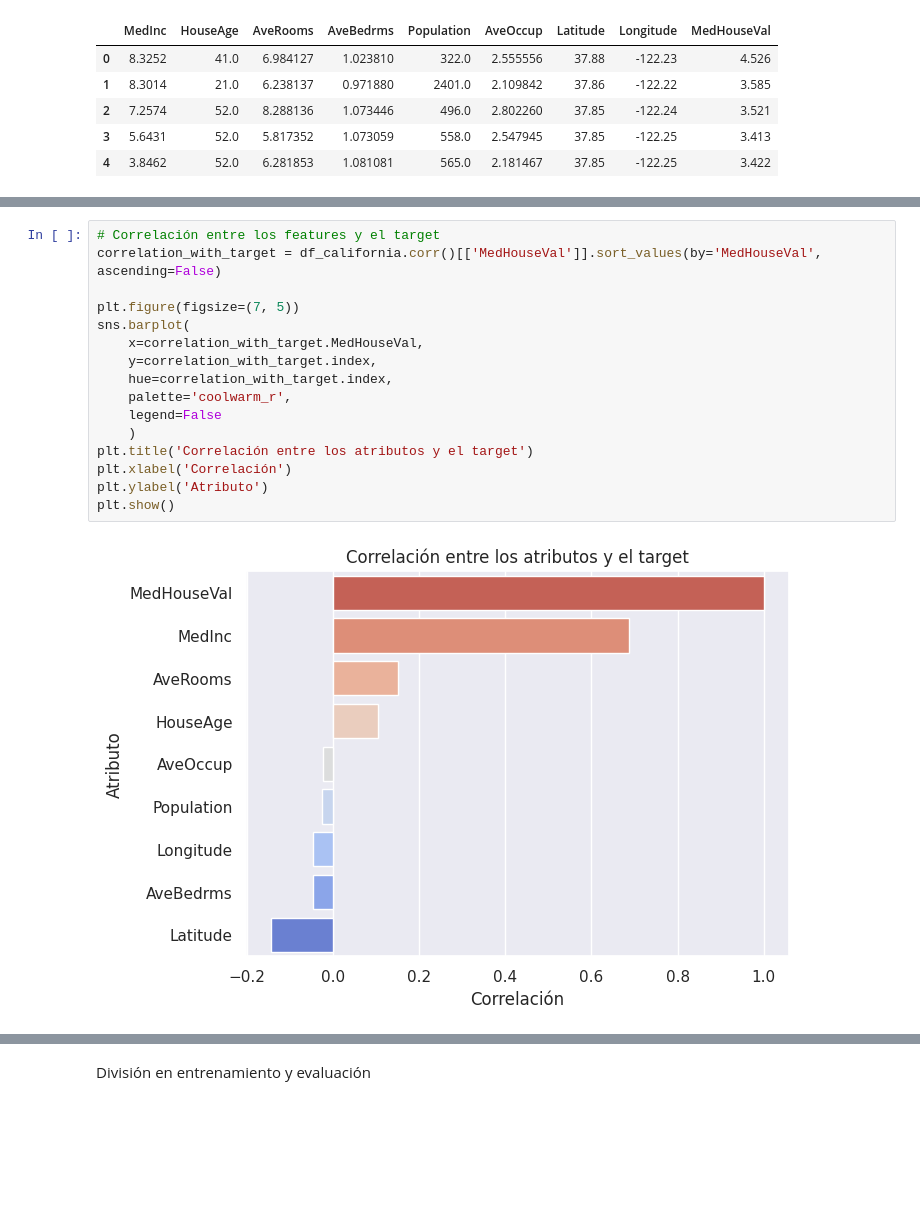
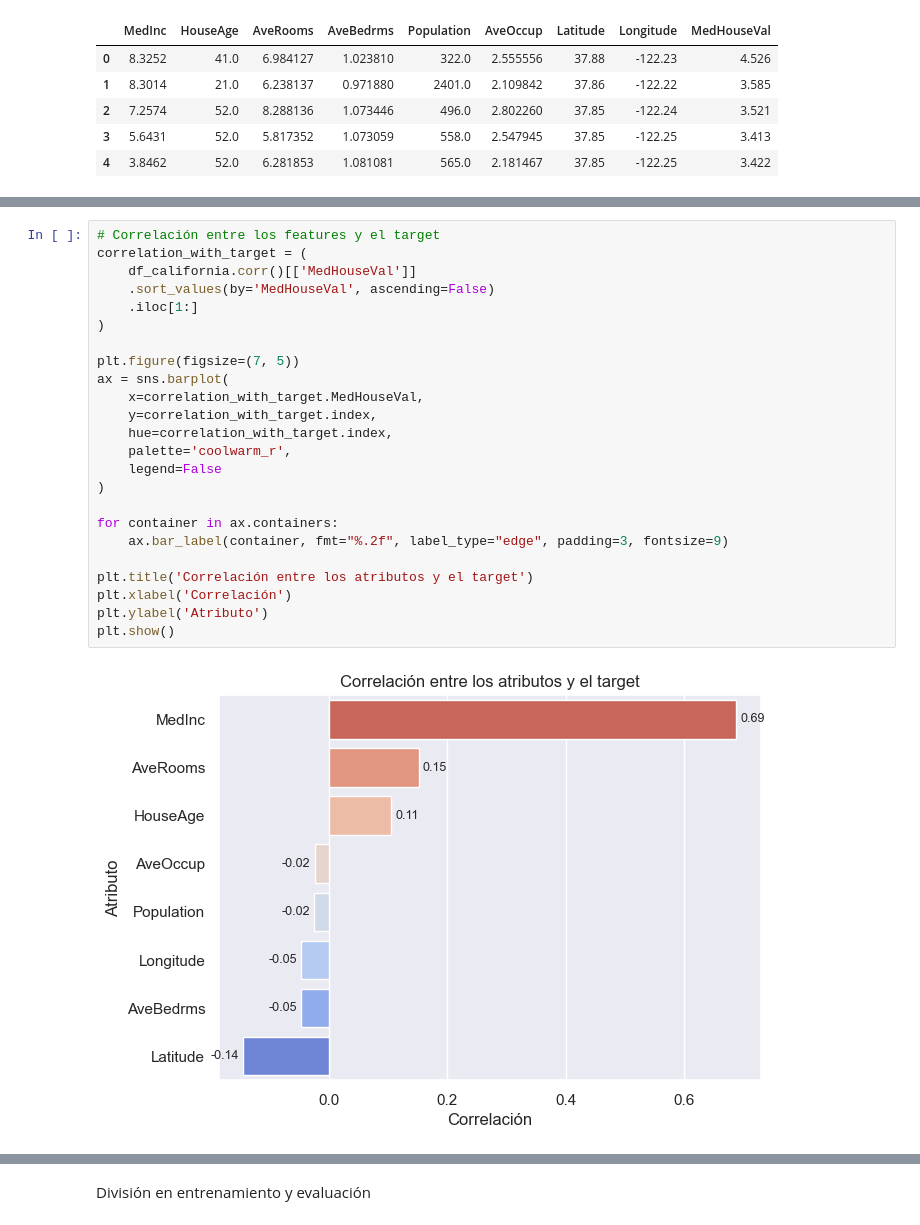
Before and after one commit to ArielMatC/iia-g4, a Jupyter notebook: trabajo_practico_2/regresion.ipynb, the cells around one changed output, grey strips where cells are left out. Saved outputs shown, nothing was run; the diff lists cells and outputs as text; blank space fills up the shorter version.

```diff
--- a/trabajo_practico_2/regresion.ipynb
+++ b/trabajo_practico_2/regresion.ipynb
@@ -106,21 +106,29 @@ plt.show()
 # %%
 # Correlación entre los features y el target
-correlation_with_target = df_california.corr()[['MedHouseVal']].sort_values(by='MedHouseVal', ascending=False)
+correlation_with_target = (
+    df_california.corr()[['MedHouseVal']]
+    .sort_values(by='MedHouseVal', ascending=False)
+    .iloc[1:]
+)
 
 plt.figure(figsize=(7, 5))
-sns.barplot(
+ax = sns.barplot(
     x=correlation_with_target.MedHouseVal,
     y=correlation_with_target.index,
     hue=correlation_with_target.index,
     palette='coolwarm_r',
     legend=False
-    )
+)
+
+for container in ax.containers:
+    ax.bar_label(container, fmt="%.2f", label_type="edge", padding=3, fontsize=9)
+
 plt.title('Correlación entre los atributos y el target')
 plt.xlabel('Correlación')
 plt.ylabel('Atributo')
 plt.show()
 # %% [output]
-[figure, old version]
+[figure, new version]
 # %%
 # Histogramas de todos los atributos y el target
 df_california.hist(bins=25, figsize=(15, 10), edgecolor='black', grid=False)
```
Also changed, not shown: parts of 5 cells of this notebook, 1 other file.
